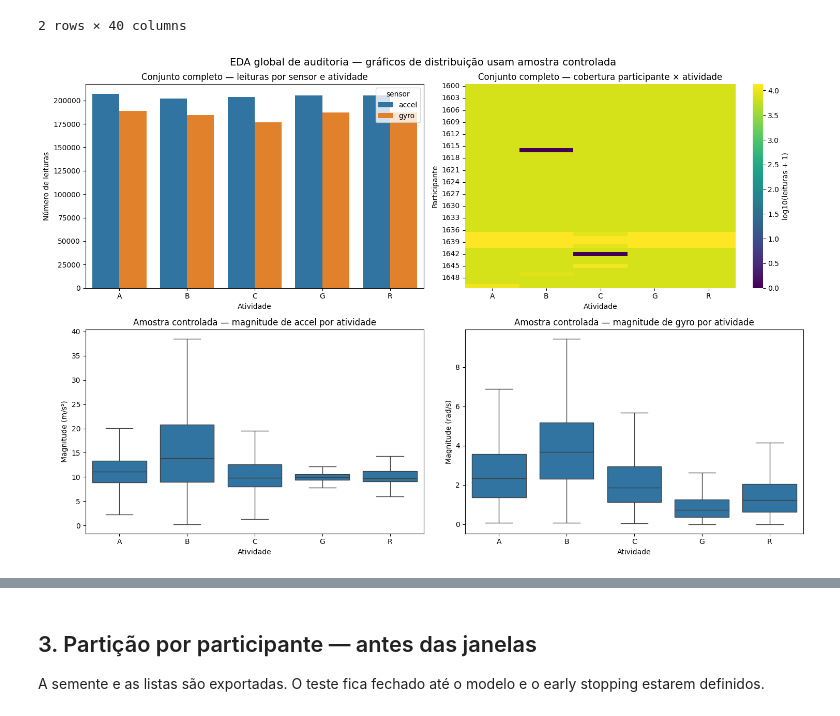
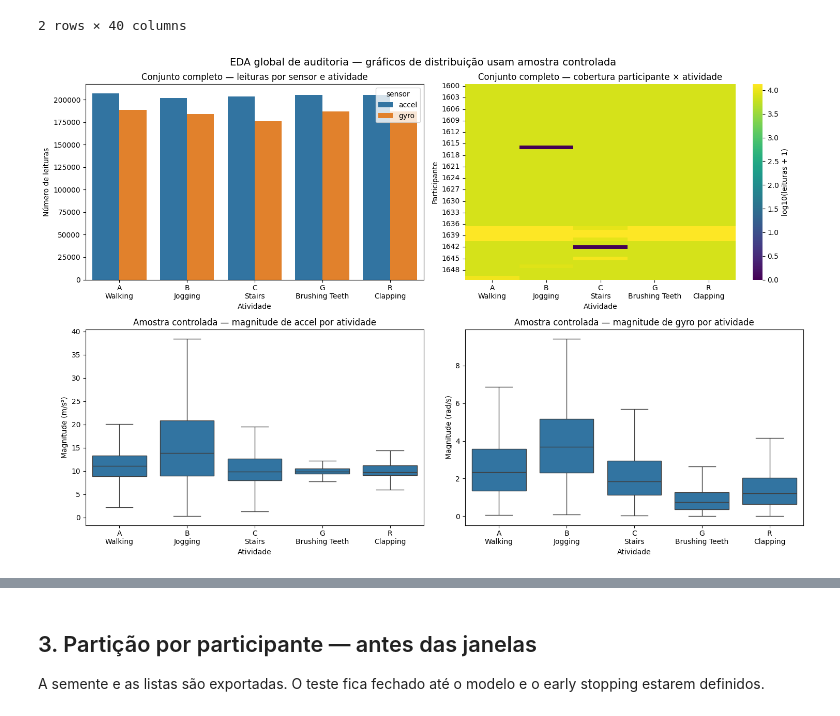
Before and after one commit to anacdutrar/Trabalho_final_grupo7-Embarcados, a Jupyter notebook: notebook/WISDM_Watch_HAR_FINAL_COMPARACAO_ARQUITETURAS.ipynb, the cells around one changed output, grey strips where cells are left out. Saved outputs shown, nothing was run; the diff lists cells and outputs as text; code cells hidden in the pictures.

```diff
--- a/notebook/WISDM_Watch_HAR_FINAL_COMPARACAO_ARQUITETURAS.ipynb
+++ b/notebook/WISDM_Watch_HAR_FINAL_COMPARACAO_ARQUITETURAS.ipynb
@@ -395,6 +402,9 @@ subject_activity_counts = (
     .unstack(fill_value=0)
     .reindex(columns=ACTIVITY_CODES, fill_value=0)
 )
+activity_axis_labels = [
+    f'{code}\n{ACTIVITY_NAMES[code]}' for code in ACTIVITY_CODES
+]
 
 fig, axes = plt.subplots(2, 2, figsize=(15, 10))
 
@@ -403,49 +413,54 @@ sns.barplot(
     x='activity',
     y='leituras',
     hue='sensor',
+    order=ACTIVITY_CODES,
     errorbar=None,
     ax=axes[0, 0],
 )
 axes[0, 0].set_title('Conjunto completo — leituras por sensor e atividade')
 axes[0, 0].set_xlabel('Atividade')
 axes[0, 0].set_ylabel('Número de leituras')
+axes[0, 0].set_xticks(range(len(ACTIVITY_CODES)), labels=activity_axis_labels)
 
 sns.heatmap(
     np.log10(subject_activity_counts + 1),
     cmap='viridis',
+    xticklabels=activity_axis_labels,
     cbar_kws={'label': 'log10(leituras + 1)'},
     ax=axes[0, 1],
 )
 axes[0, 1].set_title('Conjunto completo — cobertura participante × atividade')
 axes[0, 1].set_xlabel('Atividade')
 axes[0, 1].set_ylabel('Participante')
 
 for axis, sensor_name, unit in [
     (axes[1, 0], 'accel', 'm/s²'),
     (axes[1, 1], 'gyro', 'rad/s'),
 ]:
     sensor_sample = eda_sample[eda_sample['sensor'] == sensor_name]
     sns.boxplot(
         data=sensor_sample,
         x='activity',
         y='magnitude',
+        order=ACTIVITY_CODES,
         showfliers=False,
         ax=axis,
     )
     axis.set_title(
         f'Amostra controlada — magnitude de {sensor_name} por atividade'
     )
     axis.set_xlabel('Atividade')
     axis.set_ylabel(f'Magnitude ({unit})')
+    axis.set_xticks(range(len(ACTIVITY_CODES)), labels=activity_axis_labels)
 
 fig.suptitle(
     'EDA global de auditoria — gráficos de distribuição usam amostra controlada',
     fontsize=14,
 )
 plt.tight_layout()
 plt.show()
 # %% [output]
-[figure, old version]
+[figure, new version]
 # %%
 # Auditoria temporal calculada no conjunto completo, sem amostragem de linhas.
 sampling_records = []
```
Also changed, not shown: parts of 19 cells of this notebook.
